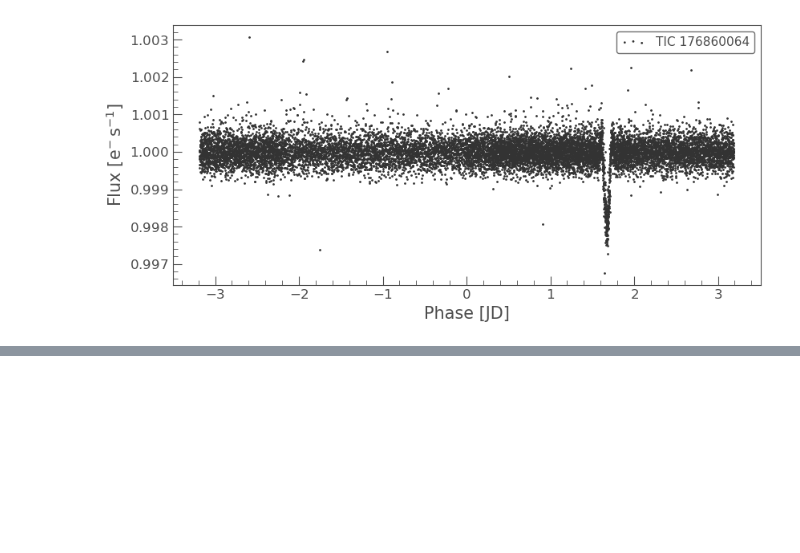
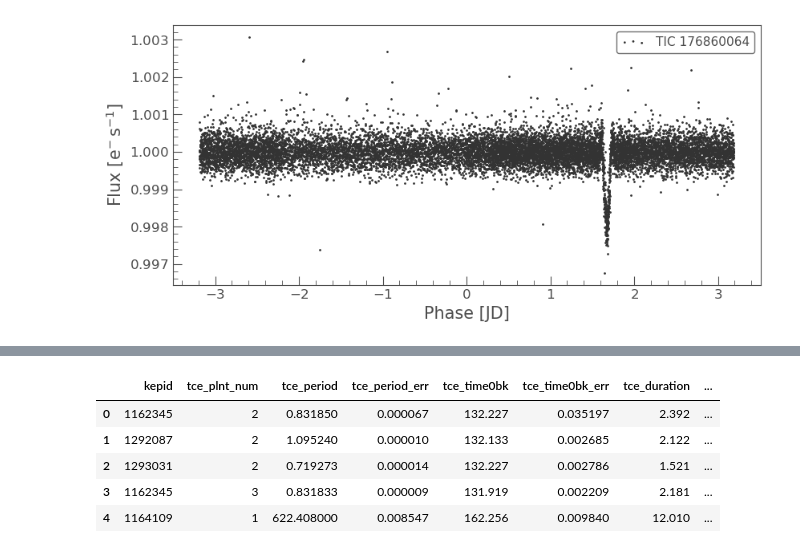
Before and after one commit to DerrickDDInAI/astro, a Jupyter notebook: core/build_db.ipynb, the cells around one changed output, grey strips where cells are left out. Cells and saved outputs as stored; diff of their text form; code cells hidden in the pictures; blank space fills up the shorter version.

```diff
--- a/core/build_db.ipynb
+++ b/core/build_db.ipynb
@@ -514,3 +523,15 @@ FoldedLightCurve length=13197 LABEL="TIC 176860064" SECTOR=17 AUTHOR=SPOC
 | 3.186778012060531 | 9.9983259e-01 | 2.3452631e-04 | 1780.6274316859547 | 4.1102716e-03 | 398281 | 1034.17789 | 1878.09272 | ... |
 | 3.1870251870879267 | 9.9958120e-01 | 2.3608378e-04 | 1787.003678860982 | 3.9713243e-03 | 402872 | 1034.20081 | 1878.09788 | ... |
 | 3.187501884242466 | 1.0000716e+00 | 2.3452244e-04 | 1767.8761555581366 | 4.2174994e-03 | 389100 | 1034.14269 | 1878.05485 | ... |
+# %%
+import pandas as pd
+csv_path = "/Users/derrickvanfrausum/BeCode_AI/git-repos/astro/core/assets/data/Kepler/q1_q17_dr24_tce_2021.05.17_09.38.15.csv"
+kepler_tce = pd.read_csv(csv_path, comment="#")
+kepler_tce.head()
+# %% [output]
+|  | kepid | tce_plnt_num | tce_period | tce_period_err | tce_time0bk | tce_time0bk_err | tce_duration | ... |
+| 0 | 1162345 | 2 | 0.831850 | 0.000067 | 132.227 | 0.035197 | 2.392 | ... |
+| 1 | 1292087 | 2 | 1.095240 | 0.000010 | 132.133 | 0.002685 | 2.122 | ... |
+| 2 | 1293031 | 2 | 0.719273 | 0.000014 | 132.227 | 0.002786 | 1.521 | ... |
+| 3 | 1162345 | 3 | 0.831833 | 0.000009 | 131.919 | 0.002209 | 2.181 | ... |
+| 4 | 1164109 | 1 | 622.408000 | 0.008547 | 162.256 | 0.009840 | 12.010 | ... |
```
Also changed, not shown: parts of 17 cells of this notebook, 1 other file.
